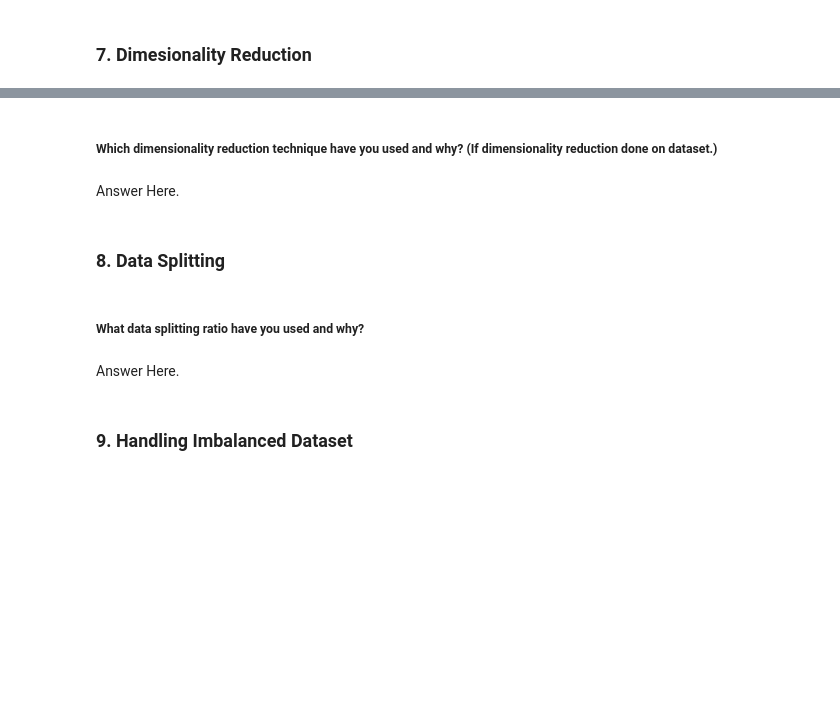
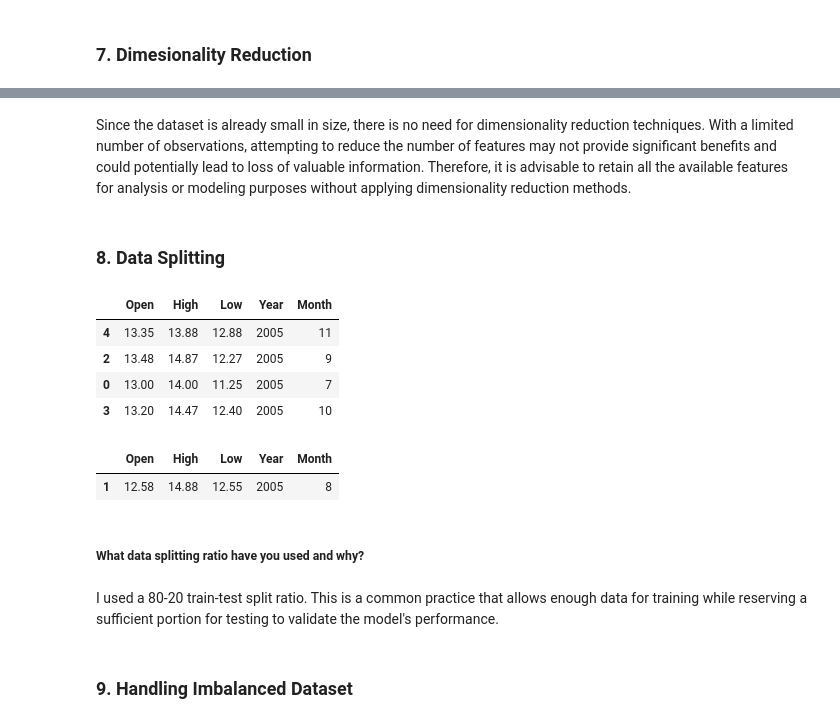
Before and after one commit to KushangShah/ML-Project-End-to-End-Machine-Learning., a Jupyter notebook: Yes_Bank_Stock_Closing_Price_Prediction.ipynb, the cells around one changed output, grey strips where cells are left out. Drawn from its saved outputs; the diff is of its cells as text; code cells hidden in the pictures; blank space fills up the shorter version.

```diff
--- a/Yes_Bank_Stock_Closing_Price_Prediction.ipynb
+++ b/Yes_Bank_Stock_Closing_Price_Prediction.ipynb
@@ -1093,15 +1097,34 @@ Answer Here.
-# %% [markdown]
-##### Which dimensionality reduction technique have you used and why? (If dimensionality reduction done on dataset.)
-# %% [markdown]
-Answer Here.
+# %% [markdown]
+Since the dataset is already small in size, there is no need for dimensionality reduction techniques. With a limited number of observations, attempting to reduce the number of features may not provide significant benefits and could potentially lead to loss of valuable information. Therefore, it is advisable to retain all the available features for analysis or modeling purposes without applying dimensionality reduction methods.
 # %% [markdown]
 ### 8. Data Splitting
 # %%
 # Split your data to train and test. Choose Splitting ratio wisely.
+from sklearn.model_selection import train_test_split
+
+X = yes_bank_df_2.drop(['Close'], axis=1)
+y = yes_bank_df_2['Close']
+
+X_train, X_test, y_train, y_test = train_test_split(X, y, test_size=0.2, random_state=42)
+# %%
+# Checking the training dataset
+X_train[0:10]
+# %% [output]
+|  | Open | High | Low | Year | Month |
+| 4 | 13.35 | 13.88 | 12.88 | 2005 | 11 |
+| 2 | 13.48 | 14.87 | 12.27 | 2005 | 9 |
+| 0 | 13.00 | 14.00 | 11.25 | 2005 | 7 |
+| 3 | 13.20 | 14.47 | 12.40 | 2005 | 10 |
+# %%
+# Checking the test dataset
+X_test[0: 10]
+# %% [output]
+|  | Open | High | Low | Year | Month |
+| 1 | 12.58 | 14.88 | 12.55 | 2005 | 8 |
 # %% [markdown]
 ##### What data splitting ratio have you used and why?
-# %% [markdown]
-Answer Here.
+# %% [markdown]
+I used a 80-20 train-test split ratio. This is a common practice that allows enough data for training while reserving a sufficient portion for testing to validate the model's performance.
 # %% [markdown]
 ### 9. Handling Imbalanced Dataset
 # %% [markdown]
```
Also changed, not shown: parts of 65 cells of this notebook.
